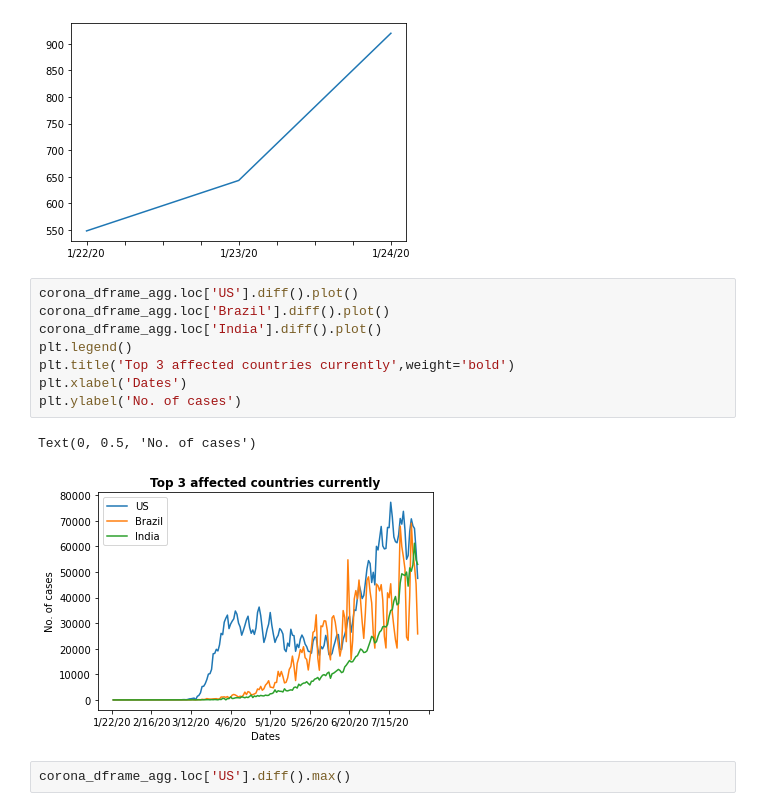
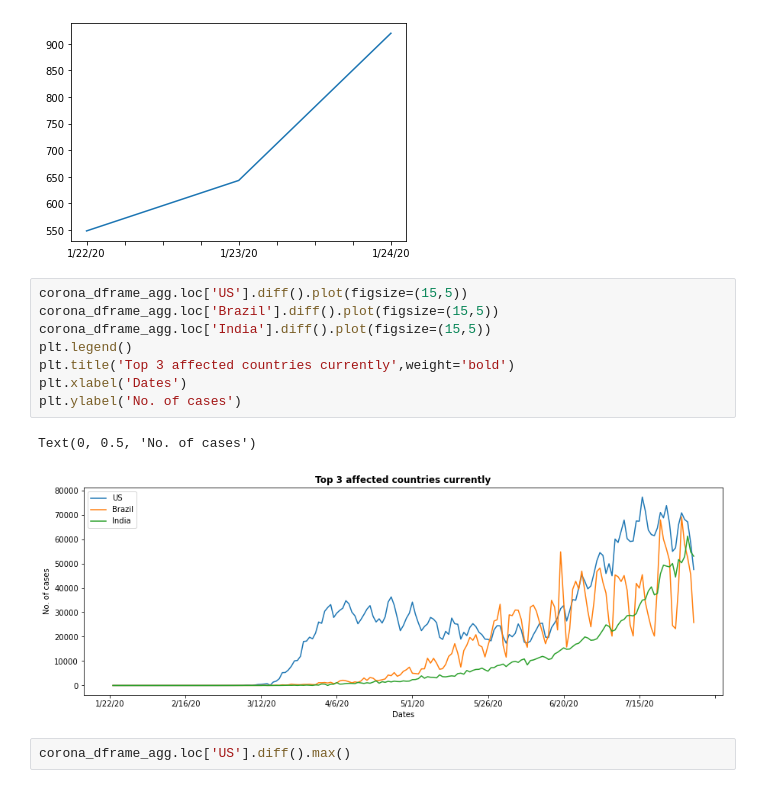
Before and after one commit to sarveshggn/Covid-19-Analysis-and-Tracking, a Jupyter notebook: Covid-19-Analysis.ipynb, the cells around one changed output. Drawn from its saved outputs; the diff is of its cells as text.

```diff
--- a/Covid-19-Analysis.ipynb
+++ b/Covid-19-Analysis.ipynb
@@ -85,16 +85,16 @@ corona_dframe_agg.loc['China'][:3].plot()
 <matplotlib.axes._subplots.AxesSubplot at 0x...>
 [figure]
 # %%
-corona_dframe_agg.loc['US'].diff().plot()
-corona_dframe_agg.loc['Brazil'].diff().plot()
-corona_dframe_agg.loc['India'].diff().plot()
+corona_dframe_agg.loc['US'].diff().plot(figsize=(15,5))
+corona_dframe_agg.loc['Brazil'].diff().plot(figsize=(15,5))
+corona_dframe_agg.loc['India'].diff().plot(figsize=(15,5))
 plt.legend()
 plt.title('Top 3 affected countries currently',weight='bold')
 plt.xlabel('Dates')
 plt.ylabel('No. of cases')
 # %% [output]
 Text(0, 0.5, 'No. of cases')
-[figure, old version]
+[figure, new version]
 # %%
 corona_dframe_agg.loc['US'].diff().max()
 # %% [output]
```
